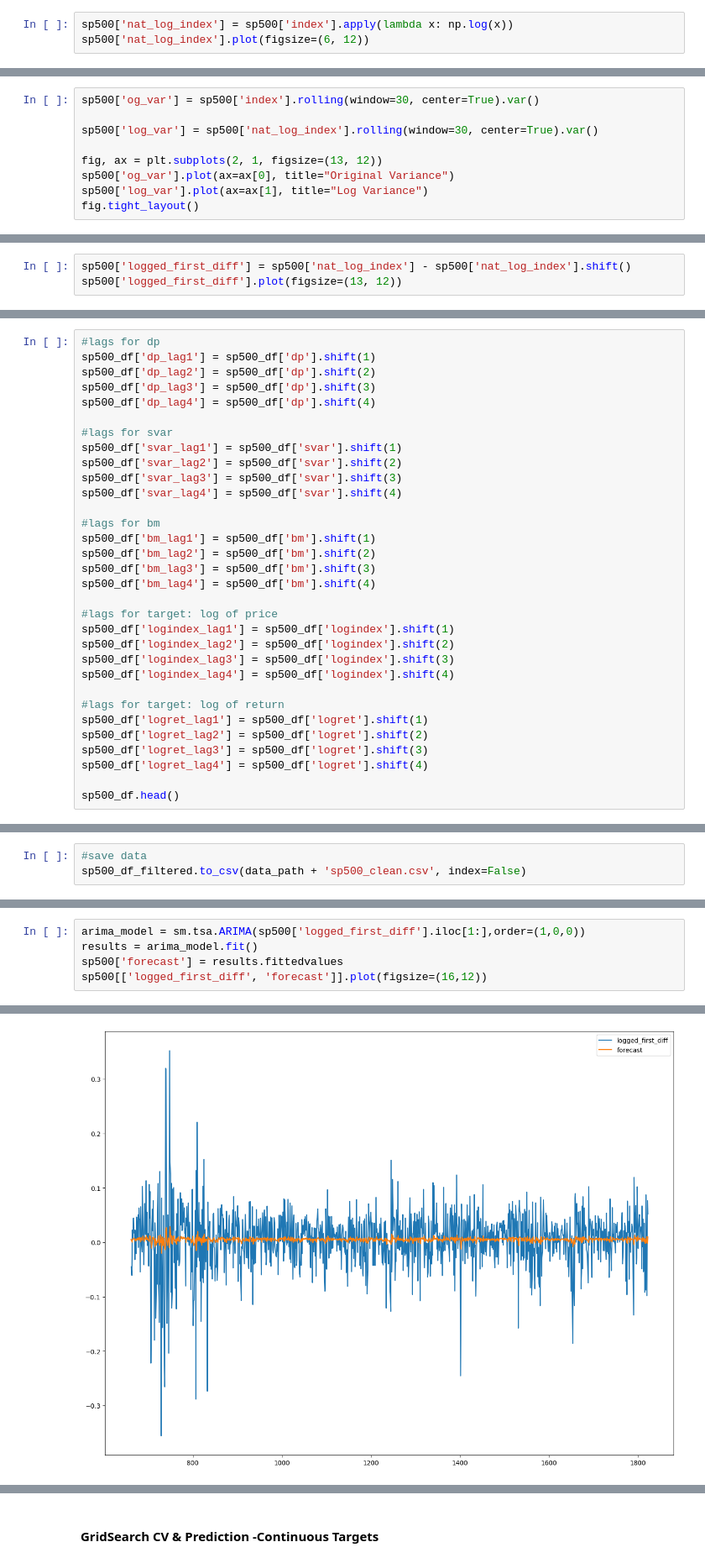
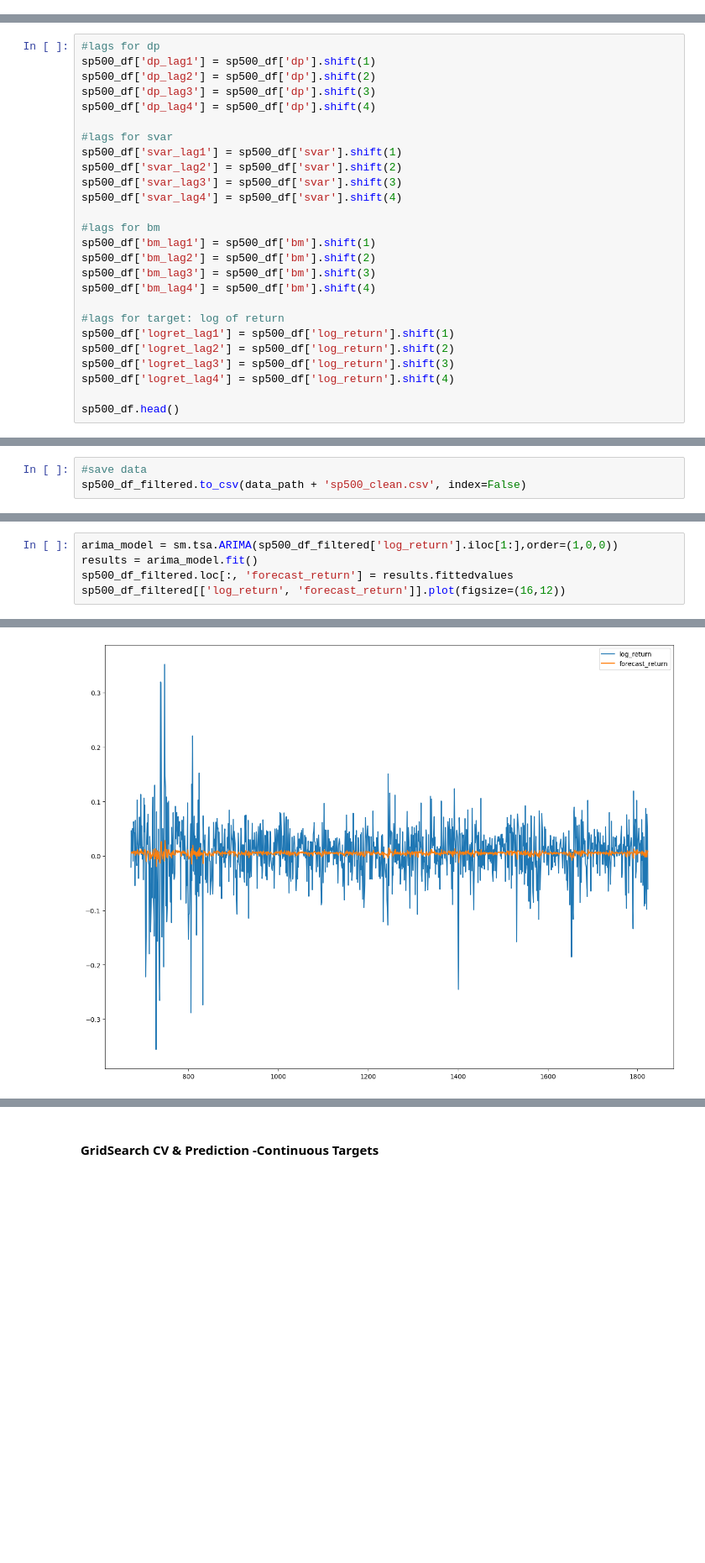
Before and after one commit to amberwalker-ds/SP500-Prediction-NN-GP, a Jupyter notebook: MLF_HW1_code.ipynb, the cells around one changed output, grey strips where cells are left out. Shown at 84% size. Drawn from its saved outputs; the diff is of its cells as text; blank space fills up the shorter version.

```diff
--- a/MLF_HW1_code.ipynb
+++ b/MLF_HW1_code.ipynb
@@ -217,3 +247,0 @@ Dat is no longer trending up and is instead centered aroudn zero, but variance i
-# %%
-sp500['nat_log_index'] = sp500['index'].apply(lambda x: np.log(x))
-sp500['nat_log_index'].plot(figsize=(6, 12))
@@ -230,9 +247,0 @@ we falttened the exp curve to a linear curve which will make our time series for
-# %%
-sp500['og_var'] = sp500['index'].rolling(window=30, center=True).var()
-
-sp500['log_var'] = sp500['nat_log_index'].rolling(window=30, center=True).var()
-
-fig, ax = plt.subplots(2, 1, figsize=(13, 12))
-sp500['og_var'].plot(ax=ax[0], title="Original Variance")
-sp500['log_var'].plot(ax=ax[1], title="Log Variance")
-fig.tight_layout()
@@ -254,3 +247,0 @@ Now we still need to take the difference of the log transformation, let's do tha
-# %%
-sp500['logged_first_diff'] = sp500['nat_log_index'] - sp500['nat_log_index'].shift()
-sp500['logged_first_diff'].plot(figsize=(13, 12))
@@ -403,17 +378,11 @@ sp500_df['bm_lag2'] = sp500_df['bm'].shift(2)
 sp500_df['bm_lag3'] = sp500_df['bm'].shift(3)
 sp500_df['bm_lag4'] = sp500_df['bm'].shift(4)
 
-#lags for target: log of price
-sp500_df['logindex_lag1'] = sp500_df['logindex'].shift(1)
-sp500_df['logindex_lag2'] = sp500_df['logindex'].shift(2)
-sp500_df['logindex_lag3'] = sp500_df['logindex'].shift(3)
-sp500_df['logindex_lag4'] = sp500_df['logindex'].shift(4)
-
 #lags for target: log of return
-sp500_df['logret_lag1'] = sp500_df['logret'].shift(1)
-sp500_df['logret_lag2'] = sp500_df['logret'].shift(2)
-sp500_df['logret_lag3'] = sp500_df['logret'].shift(3)
-sp500_df['logret_lag4'] = sp500_df['logret'].shift(4)
+sp500_df['logret_lag1'] = sp500_df['log_return'].shift(1)
+sp500_df['logret_lag2'] = sp500_df['log_return'].shift(2)
+sp500_df['logret_lag3'] = sp500_df['log_return'].shift(3)
+sp500_df['logret_lag4'] = sp500_df['log_return'].shift(4)
 
 sp500_df.head()
 # %% [output]
@@ -511,8 +503,8 @@ Earlier, during the EDA part, we discovered that was no the series is just a ran
 # %%
-arima_model = sm.tsa.ARIMA(sp500['logged_first_diff'].iloc[1:],order=(1,0,0))
+arima_model = sm.tsa.ARIMA(sp500_df_filtered['log_return'].iloc[1:],order=(1,0,0))
 results = arima_model.fit()
-sp500['forecast'] = results.fittedvalues
-sp500[['logged_first_diff', 'forecast']].plot(figsize=(16,12))
+sp500_df_filtered.loc[:, 'forecast_return'] = results.fittedvalues
+sp500_df_filtered[['log_return', 'forecast_return']].plot(figsize=(16,12))
 # %% [output]
 A value is trying to be set on a copy of a slice from a DataFrame.
 Try using .loc[row_indexer,col_indexer] = value instead
@@ -522,3 +514,3 @@ See the caveats in the documentation: https://pandas.pydata.org/pandas-docs/stab
 <Axes: >
-[figure, old version]
+[figure, new version]
 # %% [markdown]
```
Also changed, not shown: parts of 114 cells of this notebook, 1 other file.
